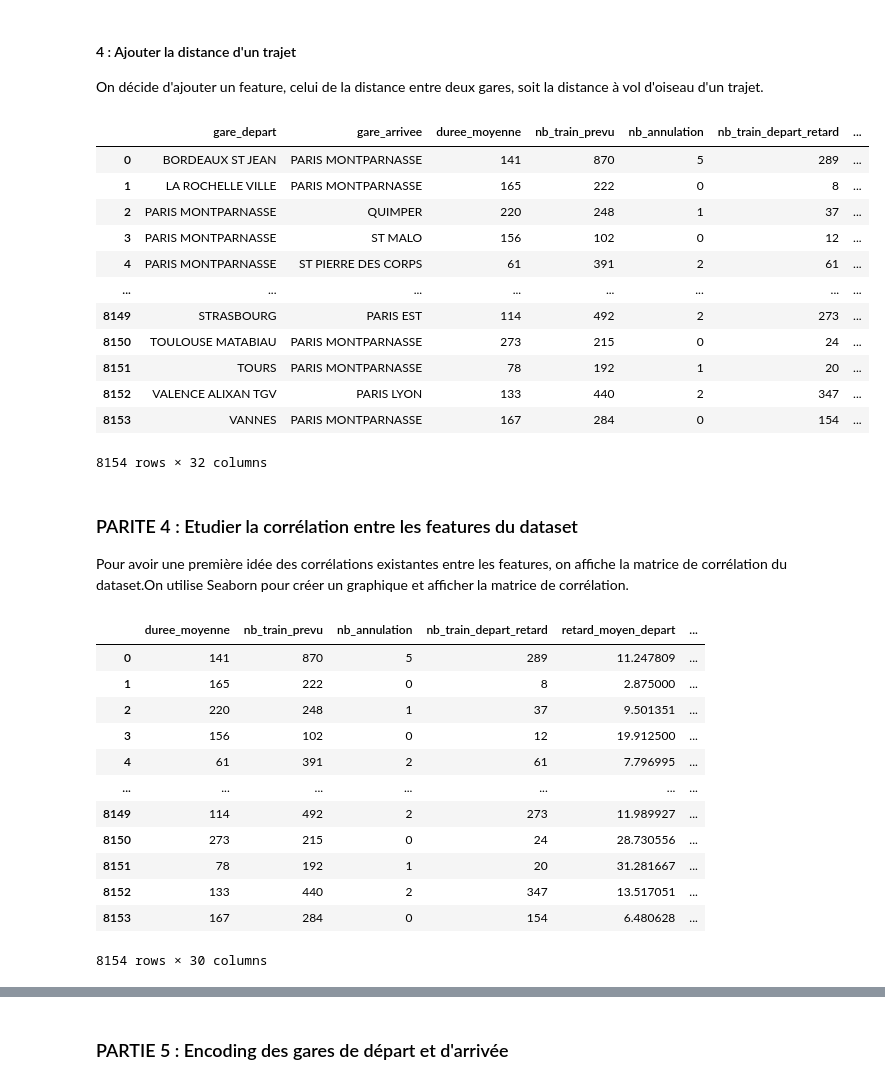
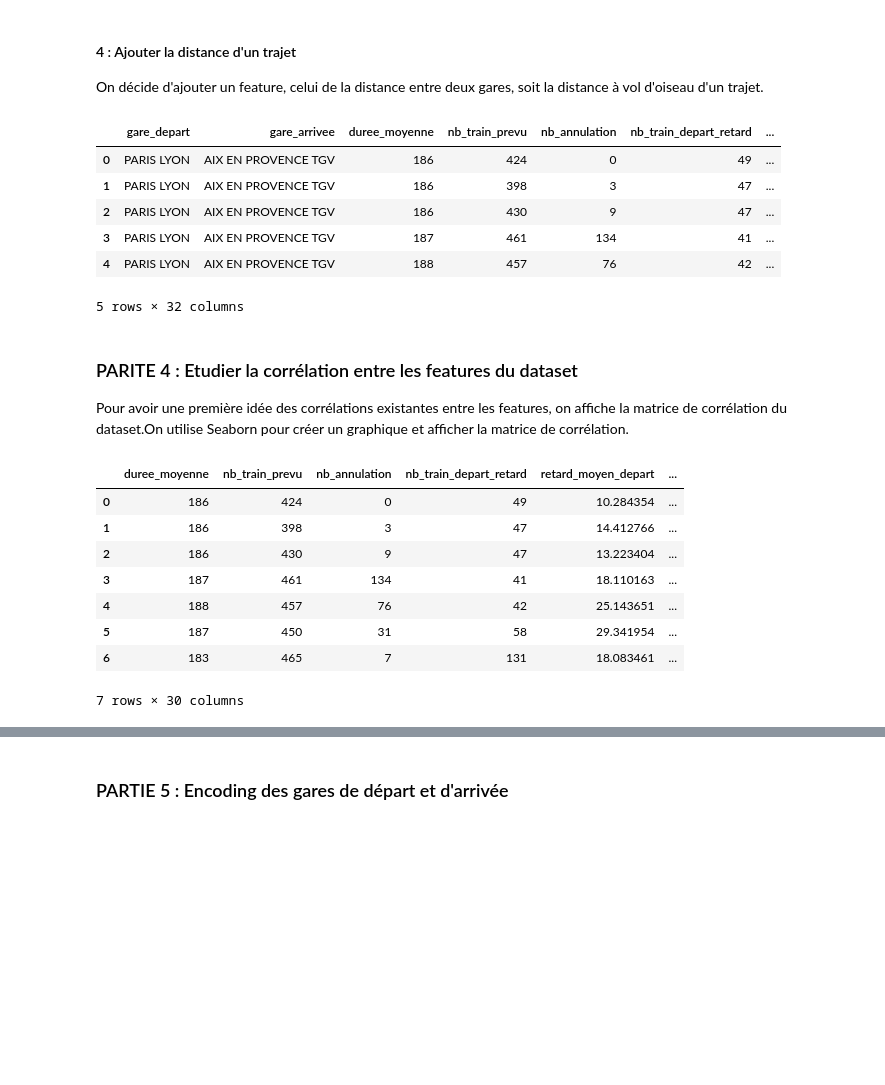
Before and after one commit to MatteoGentili/Apprentissage_Automatique_Project, a Jupyter notebook: Python_files/explo_traitement_data.ipynb, the cells around one changed output, grey strips where cells are left out. Saved outputs shown, nothing was run; the diff lists cells and outputs as text; code cells hidden in the pictures; blank space fills up the shorter version.

```diff
--- a/Python_files/explo_traitement_data.ipynb
+++ b/Python_files/explo_traitement_data.ipynb
@@ -101,12 +106,10 @@ nb_voies
 Après l'importation de ce fichier *nb_voies*, on intègre les valeurs au dataset *data_clean* pour chaque gare correspondante. On appelera *nb_voies_depart* et *nb_voies_arrivee* resepctivement les nombres de voies dans les gares de départ et d'arrivée d'un trajet.
 # %%
 # Fusionnez les deux dataframe df_clean et nb_voies selon les noms des gares de départ et d'arrivée
+gares_voies_dict = dict(zip(nb_voies['gare'], nb_voies[' nb_voies']))
 
-df_clean = df_clean.merge(nb_voies, left_on='gare_depart', right_on='gare', how='left')
-df_clean.rename(columns={'nb_voies': 'nb_voies_depart'}, inplace=True)
-df_clean = df_clean.merge(nb_voies, left_on='gare_arrivee', right_on='gare', how='left')
-df_clean.rename(columns={'nb_voies': 'nb_voies_arrivee'}, inplace=True)
-df_clean.drop(['gare_x', 'gare_y'], axis=1, inplace=True)
+df_clean['nb_de_voies_depart'] = df_clean['gare_depart'].map(gares_voies_dict)
+df_clean['nb_de_voies_arrivee'] = df_clean['gare_arrivee'].map(gares_voies_dict)
 # %% [markdown]
 #### 2 : Ajouter les vacances scolaires
 
@@ -142,26 +148,22 @@ df_clean.drop(['Gare_x', 'Gare_y'], axis=1, inplace=True)
 On décide d'ajouter un feature, celui de la distance entre deux gares, soit la distance à vol d'oiseau d'un trajet.
 # %%
 distance = pd.read_csv('csv_files/distance_gares_mis_a_jour.csv')
+if 'Gare 1' in distance.columns and 'Gare 2' in distance.columns:
+    distance = distance.rename(columns={'Gare 1': 'gare_depart', 'Gare 2': 'gare_arrivee'})
 merged_data = df_clean.merge(distance, left_on=['gare_depart', 'gare_arrivee'], right_on=['gare_depart', 'gare_arrivee'], how='left')
 df_distance_inverse = distance.rename(columns={'gare_depart': 'gare_arrivee', 'gare_arrivee': 'gare_depart'})
 merged_data_inverse = df_clean.merge(df_distance_inverse, left_on=['gare_depart', 'gare_arrivee'], right_on=['gare_depart', 'gare_arrivee'], how='left')
 merged_data['Distance (km)'] = merged_data['Distance (km)'].combine_first(merged_data_inverse['Distance (km)'])
 # %%
-merged_data
+merged_data[:5]
 # %% [output]
 |  | gare_depart | gare_arrivee | duree_moyenne | nb_train_prevu | nb_annulation | nb_train_depart_retard | ... |
-| 0 | BORDEAUX ST JEAN | PARIS MONTPARNASSE | 141 | 870 | 5 | 289 | ... |
-| 1 | LA ROCHELLE VILLE | PARIS MONTPARNASSE | 165 | 222 | 0 | 8 | ... |
-| 2 | PARIS MONTPARNASSE | QUIMPER | 220 | 248 | 1 | 37 | ... |
-| 3 | PARIS MONTPARNASSE | ST MALO | 156 | 102 | 0 | 12 | ... |
-| 4 | PARIS MONTPARNASSE | ST PIERRE DES CORPS | 61 | 391 | 2 | 61 | ... |
-| ... | ... | ... | ... | ... | ... | ... | ... |
-| 8149 | STRASBOURG | PARIS EST | 114 | 492 | 2 | 273 | ... |
-| 8150 | TOULOUSE MATABIAU | PARIS MONTPARNASSE | 273 | 215 | 0 | 24 | ... |
-| 8151 | TOURS | PARIS MONTPARNASSE | 78 | 192 | 1 | 20 | ... |
-| 8152 | VALENCE ALIXAN TGV | PARIS LYON | 133 | 440 | 2 | 347 | ... |
-| 8153 | VANNES | PARIS MONTPARNASSE | 167 | 284 | 0 | 154 | ... |
+| 0 | PARIS LYON | AIX EN PROVENCE TGV | 186 | 424 | 0 | 49 | ... |
+| 1 | PARIS LYON | AIX EN PROVENCE TGV | 186 | 398 | 3 | 47 | ... |
+| 2 | PARIS LYON | AIX EN PROVENCE TGV | 186 | 430 | 9 | 47 | ... |
+| 3 | PARIS LYON | AIX EN PROVENCE TGV | 187 | 461 | 134 | 41 | ... |
+| 4 | PARIS LYON | AIX EN PROVENCE TGV | 188 | 457 | 76 | 42 | ... |
-8154 rows × 32 columns
+5 rows × 32 columns
 # %% [markdown]
 ### PARITE 4 : Etudier la corrélation entre les features du dataset
 Pour avoir une première idée des corrélations existantes entre les features, on affiche la matrice de corrélation du dataset.On utilise Seaborn pour créer un graphique et afficher la matrice de corrélation.
@@ -169,21 +171,17 @@ Pour avoir une première idée des corrélations existantes entre les features,
 df_corr = merged_data.copy()
 df_corr.drop('gare_depart', axis=1, inplace=True)
 df_corr.drop('gare_arrivee', axis=1, inplace=True)
-df_corr
+df_corr[:7]
 # %% [output]
 |  | duree_moyenne | nb_train_prevu | nb_annulation | nb_train_depart_retard | retard_moyen_depart | ... |
-| 0 | 141 | 870 | 5 | 289 | 11.247809 | ... |
-| 1 | 165 | 222 | 0 | 8 | 2.875000 | ... |
-| 2 | 220 | 248 | 1 | 37 | 9.501351 | ... |
-| 3 | 156 | 102 | 0 | 12 | 19.912500 | ... |
-| 4 | 61 | 391 | 2 | 61 | 7.796995 | ... |
-| ... | ... | ... | ... | ... | ... | ... |
-| 8149 | 114 | 492 | 2 | 273 | 11.989927 | ... |
-| 8150 | 273 | 215 | 0 | 24 | 28.730556 | ... |
-| 8151 | 78 | 192 | 1 | 20 | 31.281667 | ... |
-| 8152 | 133 | 440 | 2 | 347 | 13.517051 | ... |
-| 8153 | 167 | 284 | 0 | 154 | 6.480628 | ... |
+| 0 | 186 | 424 | 0 | 49 | 10.284354 | ... |
+| 1 | 186 | 398 | 3 | 47 | 14.412766 | ... |
+| 2 | 186 | 430 | 9 | 47 | 13.223404 | ... |
+| 3 | 187 | 461 | 134 | 41 | 18.110163 | ... |
+| 4 | 188 | 457 | 76 | 42 | 25.143651 | ... |
+| 5 | 187 | 450 | 31 | 58 | 29.341954 | ... |
+| 6 | 183 | 465 | 7 | 131 | 18.083461 | ... |
-8154 rows × 30 columns
+7 rows × 30 columns
 # %%
 correlation_matrix = df_corr.corr()
 plt.figure(figsize=(10, 8))
```
Also changed, not shown: parts of 14 cells of this notebook, 1 other file.
